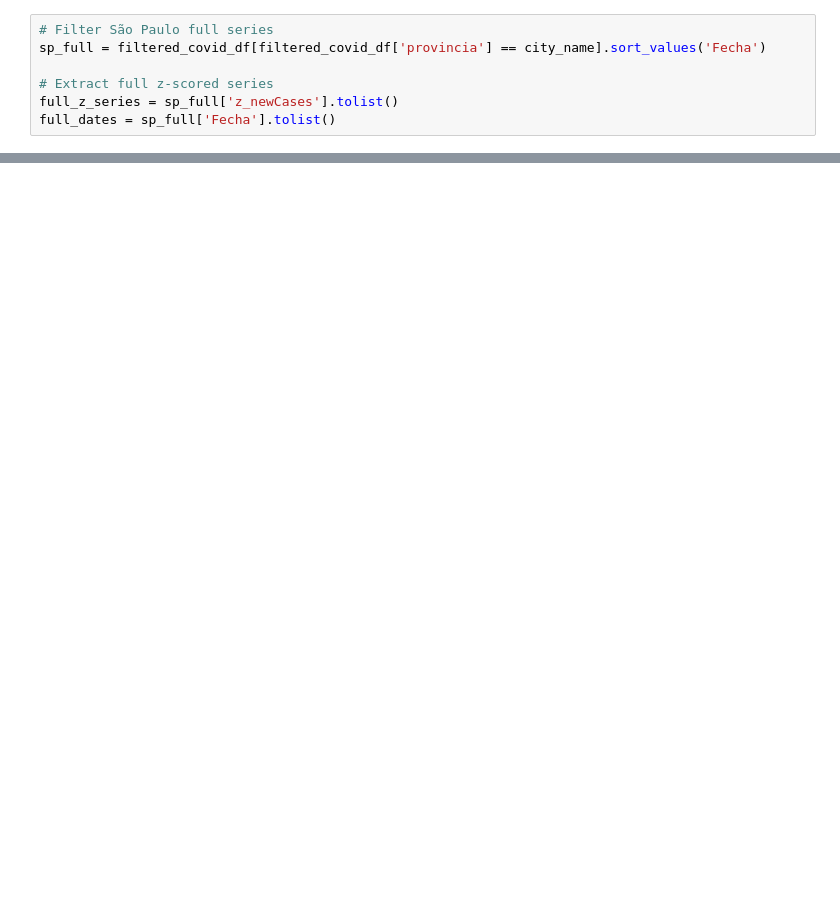
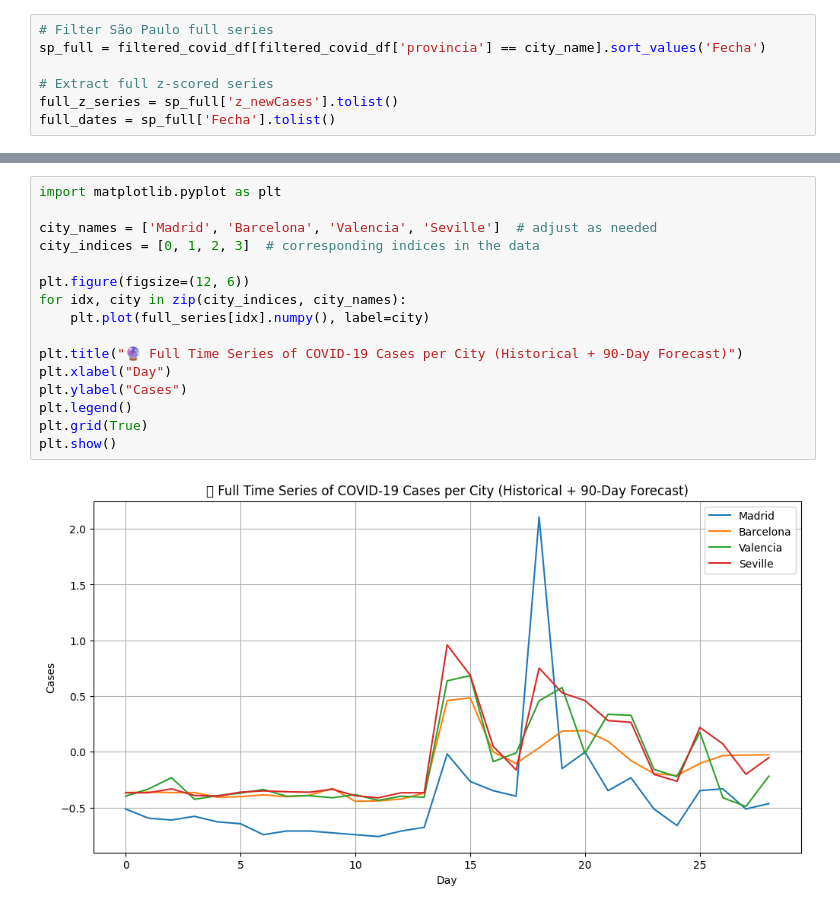
Before and after one commit to Youssef-Malek2004/GNNs-Covid-Mobility, a Jupyter notebook: GCN-GAT-Transformer-Spain.ipynb, the cells around one changed output, grey strips where cells are left out. Cells and saved outputs as stored; diff of their text form; blank space fills up the shorter version.

```diff
--- a/GCN-GAT-Transformer-Spain.ipynb
+++ b/GCN-GAT-Transformer-Spain.ipynb
@@ -494,0 +685,18 @@ torch.save(model.state_dict(), "models/GCN-GCN-Transformer-Spain-Best.pth")
+# %%
+import matplotlib.pyplot as plt
+
+city_names = ['Madrid', 'Barcelona', 'Valencia', 'Seville']  # adjust as needed
+city_indices = [0, 1, 2, 3]  # corresponding indices in the data
+
+plt.figure(figsize=(12, 6))
+for idx, city in zip(city_indices, city_names):
+    plt.plot(full_series[idx].numpy(), label=city)
+
+plt.title("🔮 Full Time Series of COVID-19 Cases per City (Historical + 90-Day Forecast)")
+plt.xlabel("Day")
+plt.ylabel("Cases")
+plt.legend()
+plt.grid(True)
+plt.show()
+# %% [output]
+[figure, added]
```
Also changed, not shown: parts of 18 cells of this notebook, 49 other files.
